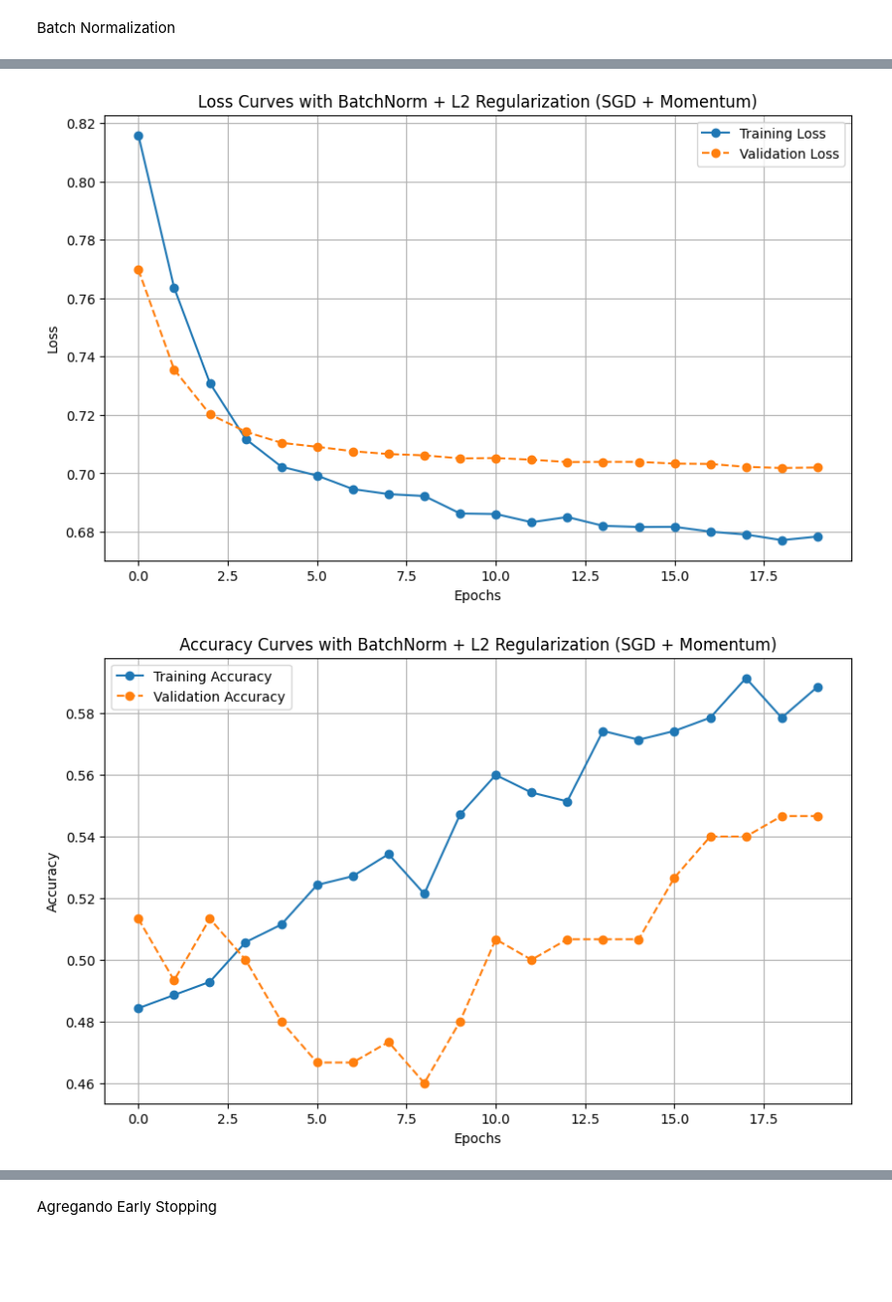
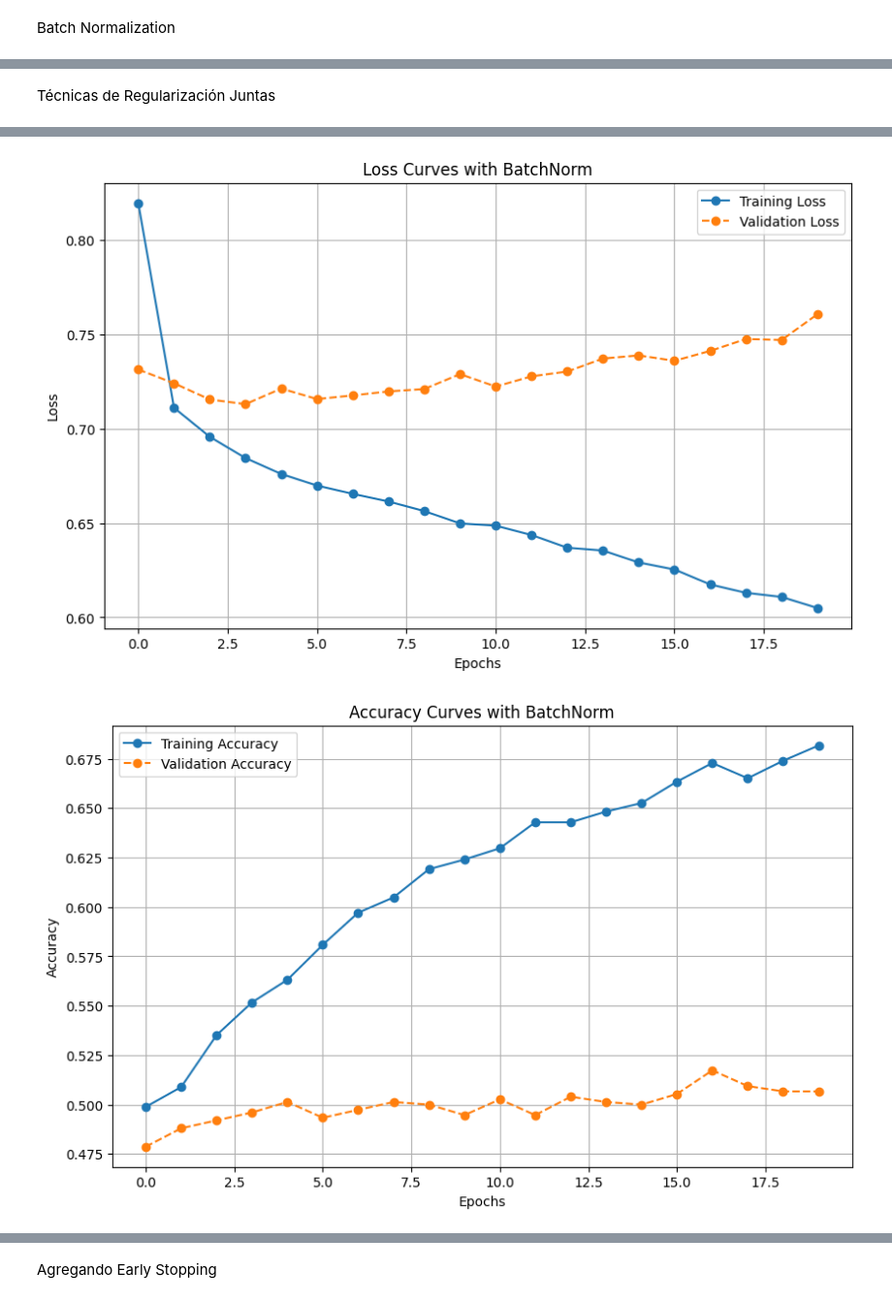
Before and after one commit to antargi/deeplearningfundamentals, a Jupyter notebook: lab1_try1.ipynb, the cells around one changed output, grey strips where cells are left out. Shown at 97% size. Saved outputs shown, nothing was run; the diff lists cells and outputs as text; code cells hidden in the pictures; blank space fills up the shorter version.

```diff
--- a/lab1_try1.ipynb
+++ b/lab1_try1.ipynb
@@ -184,9 +184,9 @@ Algoritmos de optimización
 # %% [markdown]
 ##### 3.1 SGD (Descenso de Gradiente Estocástico)
 # %%
-def get_sgd_optimizer(model, lr=0.01):
+def get_sgd_optimizer(model, lr=0.01, weight_decay=0):
     """SGD Optimizer"""
-    return torch.optim.SGD(model.parameters(), lr=lr)
+    return torch.optim.SGD(model.parameters(), lr=lr,  weight_decay=weight_decay)
 # %% [markdown]
 ##### 3.2 SGD con Momentum
 # %%
@@ -896,21 +848,22 @@ def get_sgd_momentum_optimizer_with_l2(model, lr=0.01, momentum=0.9, weight_deca
+# %% [markdown]
+Técnicas de Regularización Juntas
 # %%
-model = BatchNormFFNN(
-    input_size=dataset.num_features,
-    hidden_size1=32,
-    hidden_size2=16,
-    output_size=1
-)
+input_size = dataset.num_features
+hidden_size1 = 300
+hidden_size2 = 200
+output_size = 1
+model = BatchNormDropoutFFNN(input_size=dataset.num_features, hidden_size1=hidden_size2, hidden_size2=hidden_size2, output_size=output_size)
+optimizer = get_sgd_optimizer(model, lr=0.05, weight_decay=0.001)
 init_he(model)
-optimizer = get_sgd_momentum_optimizer_with_l2(model, lr=0.01, momentum=0.9, weight_decay=0.01)
-criterion = nn.BCELoss()
-train_losses, val_losses, train_accuracies, val_accuracies = train_model(
+train_losses, val_losses, train_accuracies, val_accuracies = train_model_loop(
     model=model,
-    criterion=criterion,
     optimizer=optimizer,
     train_loader=train_loader,
     val_loader=val_loader,
-    epochs=20
+    epochs=20,
+    reports_every=1,
+    device='cuda'
 )
-plot_loss_curves(train_losses, val_losses, title="Loss Curves with BatchNorm + L2 Regularization (SGD + Momentum)")
-plot_acc_curves(train_accuracies, val_accuracies, title="Accuracy Curves with BatchNorm + L2 Regularization (SGD + Momentum)")
+plot_loss_curves(train_losses, val_losses, title="Loss Curves with BatchNorm")
+plot_acc_curves(train_accuracies, val_accuracies, title="Accuracy Curves with BatchNorm")
 # %% [output]
@@ -937,2 +880,2 @@ Epoch 20/20, Training Loss: 0.6783, Validation Loss: 0.7020, Training Accuracy:
-[figure, old version]
+[figure, new version]
-[figure, old version]
+[figure, new version]
```
Also changed, not shown: parts of 36 cells of this notebook.
